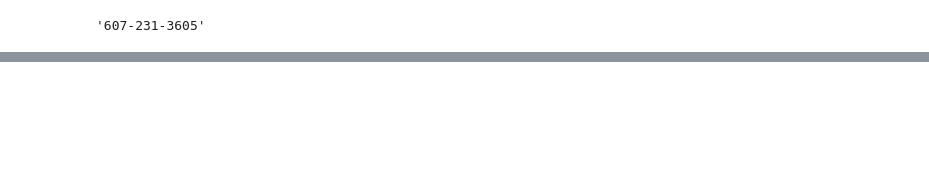
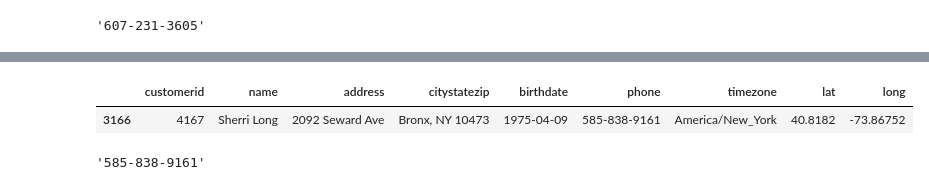
Before and after one commit to danielcs88/Hannukah-of-Data, a Jupyter notebook: 5784/2023_hod.ipynb, the cells around one changed output, grey strips where cells are left out. Cells and saved outputs as stored; diff of their text form; code cells hidden in the pictures; blank space fills up the shorter version.

```diff
--- a/5784/2023_hod.ipynb
+++ b/5784/2023_hod.ipynb
@@ -569,0 +768,9 @@ customers.pipe(four_the_early_bird).pipe(answer)
+# %%
+customers.pipe(six_the_bargain_hunter).pipe(display)
+# %% [output]
+|  | customerid | name | address | citystatezip | birthdate | phone | timezone | lat | long |
+| 3166 | 4167 | Sherri Long | 2092 Seward Ave | Bronx, NY 10473 | 1975-04-09 | 585-838-9161 | America/New_York | 40.8182 | -73.86752 |
+# %%
+customers.pipe(six_the_bargain_hunter).pipe(answer)
+# %% [output]
+'585-838-9161'
```
Also changed, not shown: parts of 35 cells of this notebook, 8 other files.
